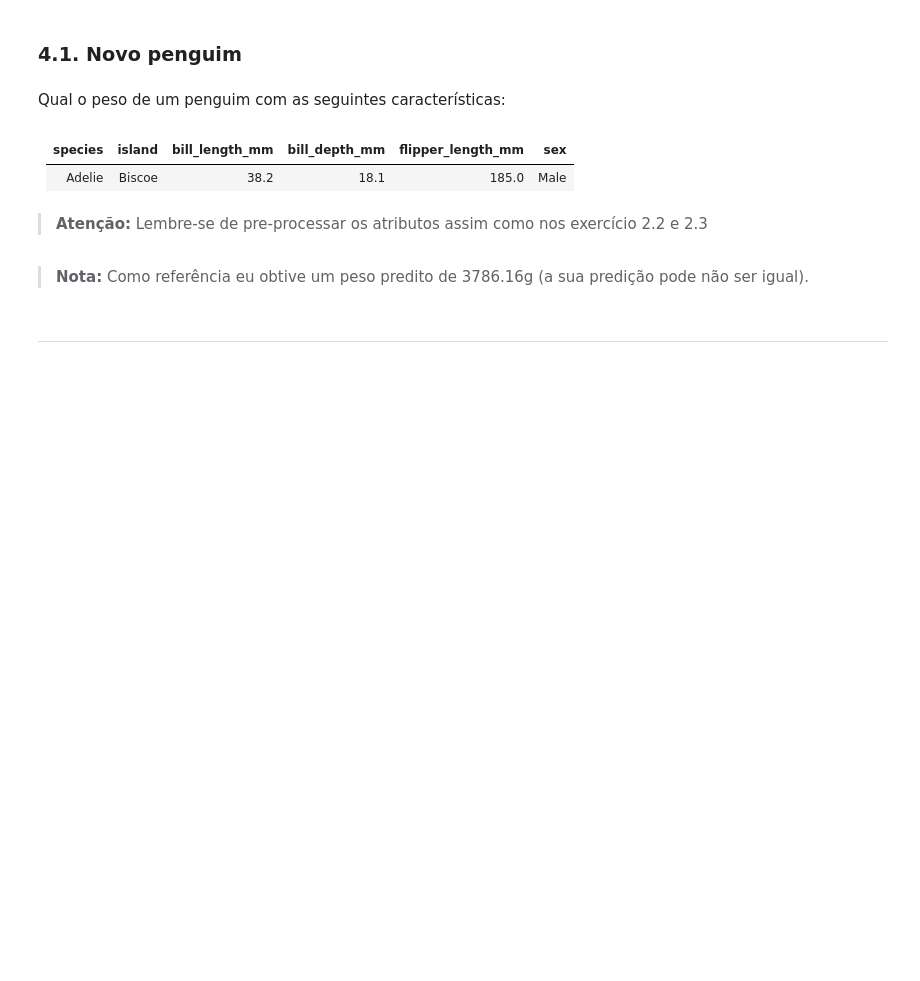
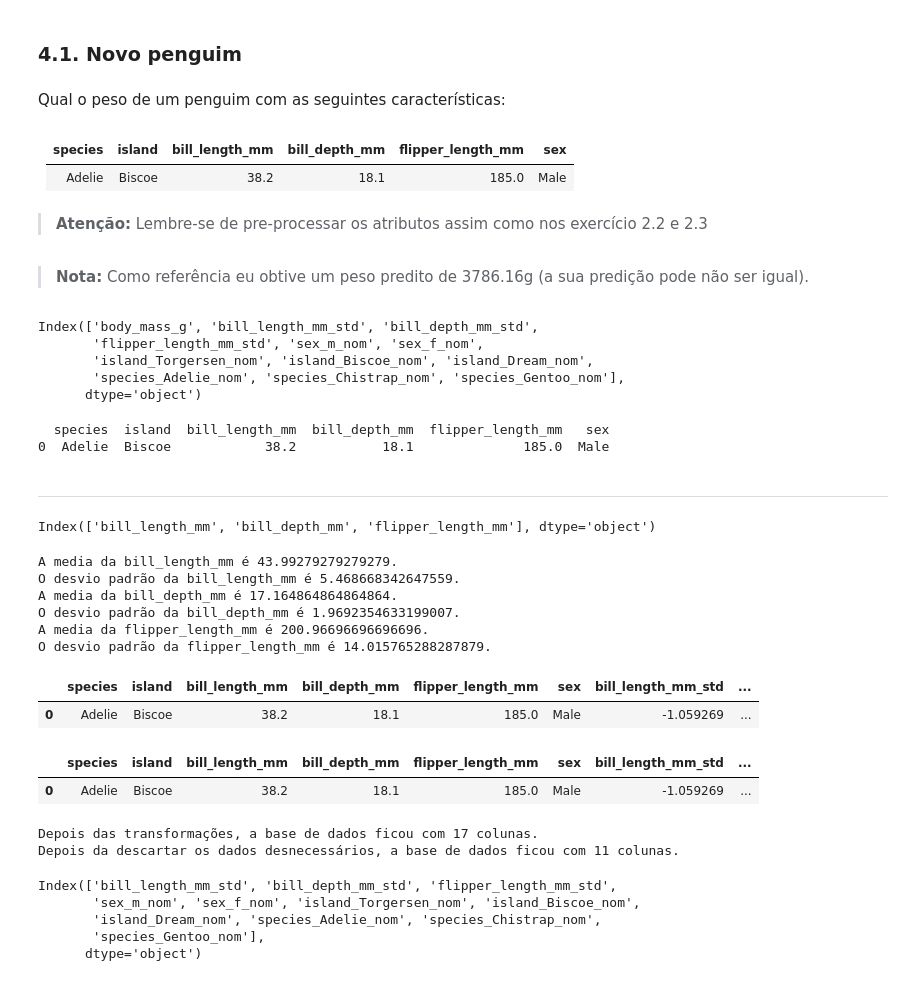
Before and after one commit to armando-nahmias/EBAC, a Jupyter notebook: AD/PAD_M24_Resposta.ipynb, the cells around one changed output. Cells and saved outputs as stored; diff of their text form; code cells hidden in the pictures; blank space fills up the shorter version.

```diff
--- a/AD/PAD_M24_Resposta.ipynb
+++ b/AD/PAD_M24_Resposta.ipynb
@@ -134,2 +442,81 @@ Qual o peso de um penguim com as seguintes características:
+# %%
+penguim.columns
+# %% [output]
+Index(['body_mass_g', 'bill_length_mm_std', 'bill_depth_mm_std',
+       'flipper_length_mm_std', 'sex_m_nom', 'sex_f_nom',
+       'island_Torgersen_nom', 'island_Biscoe_nom', 'island_Dream_nom',
+       'species_Adelie_nom', 'species_Chistrap_nom', 'species_Gentoo_nom'],
+      dtype='object')
+# %%
+# resposta da questão 4.1
+data = {
+    'species': ['Adelie'],
+    'island': ['Biscoe'],
+    'bill_length_mm': [38.2],
+    'bill_depth_mm': [18.1],
+    'flipper_length_mm': [185.0],
+    'sex': ['Male']
+}
+
+
+novo_penguim = pd.DataFrame(data)
+print(novo_penguim)
+# %% [output]
+  species  island  bill_length_mm  bill_depth_mm  flipper_length_mm   sex
+0  Adelie  Biscoe            38.2           18.1              185.0  Male
 # %% [markdown]
 ---
+# %%
+print(variaveis_numericas)
+# %% [output]
+Index(['bill_length_mm', 'bill_depth_mm', 'flipper_length_mm'], dtype='object')
+# %%
+
+for coluna in variaveis_numericas:
+    media = penguim_original[coluna].mean()
+    print(f'A media da {coluna} é {media}.')
+
+    desvio_padrao = penguim_original[coluna].std()
+    print(f'O desvio padrão da {coluna} é {desvio_padrao}.')
+
+    novo_penguim[f'{coluna}_std'] = novo_penguim[coluna].apply(lambda item: (item-media) / desvio_padrao)
+
+novo_penguim.head()
+# %% [output]
+A media da bill_length_mm é 43.99279279279279.
+O desvio padrão da bill_length_mm é 5.468668342647559.
+A media da bill_depth_mm é 17.164864864864864.
+O desvio padrão da bill_depth_mm é 1.9692354633199007.
+A media da flipper_length_mm é 200.96696696696696.
+O desvio padrão da flipper_length_mm é 14.015765288287879.
+|  | species | island | bill_length_mm | bill_depth_mm | flipper_length_mm | sex | bill_length_mm_std | ... |
+| 0 | Adelie | Biscoe | 38.2 | 18.1 | 185.0 | Male | -1.059269 | ... |
+# %%
+novo_penguim['sex_m_nom'] = novo_penguim['sex'].apply(lambda caractere: 1 if caractere =='Male' else 0)
+novo_penguim['sex_f_nom'] = novo_penguim['sex'].apply(lambda caractere: 1 if caractere =='Female' else 0)
+novo_penguim['island_Torgersen_nom'] = novo_penguim['island'].apply(lambda caractere: 1 if caractere =='Torgersen' else 0)
+novo_penguim['island_Biscoe_nom'] = novo_penguim['island'].apply(lambda caractere: 1 if caractere =='Biscoe' else 0)
+novo_penguim['island_Dream_nom'] = novo_penguim['island'].apply(lambda caractere: 1 if caractere =='Dream' else 0)
+novo_penguim['species_Adelie_nom'] = novo_penguim['species'].apply(lambda caractere: 1 if caractere =='Adelie' else 0)
+novo_penguim['species_Chistrap_nom'] = novo_penguim['species'].apply(lambda caractere: 1 if caractere =='Chinstrap' else 0)
+novo_penguim['species_Gentoo_nom'] = novo_penguim['species'].apply(lambda caractere: 1 if caractere =='Gentoo' else 0)
+novo_penguim.head()
+# %% [output]
+|  | species | island | bill_length_mm | bill_depth_mm | flipper_length_mm | sex | bill_length_mm_std | ... |
+| 0 | Adelie | Biscoe | 38.2 | 18.1 | 185.0 | Male | -1.059269 | ... |
+# %%
+print(f'Depois das transformações, a base de dados ficou com {len(novo_penguim.columns)} colunas.')
+novo_penguim.drop(columns=variaveis_numericas, inplace=True)
+novo_penguim.drop(columns=variaveis_categoricas, inplace=True)
+print(f'Depois da descartar os dados desnecessários, a base de dados ficou com {len(novo_penguim.columns)} colunas.')
+# %% [output]
+Depois das transformações, a base de dados ficou com 17 colunas.
+Depois da descartar os dados desnecessários, a base de dados ficou com 11 colunas.
+# %%
+print(novo_penguim.columns)
+# %% [output]
+Index(['bill_length_mm_std', 'bill_depth_mm_std', 'flipper_length_mm_std',
+       'sex_m_nom', 'sex_f_nom', 'island_Torgersen_nom', 'island_Biscoe_nom',
+       'island_Dream_nom', 'species_Adelie_nom', 'species_Chistrap_nom',
+       'species_Gentoo_nom'],
+      dtype='object')
```
Also changed, not shown: parts of 44 cells of this notebook.
